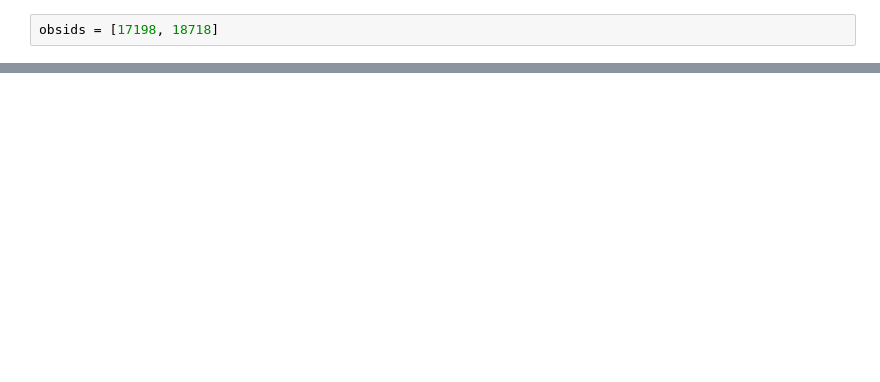
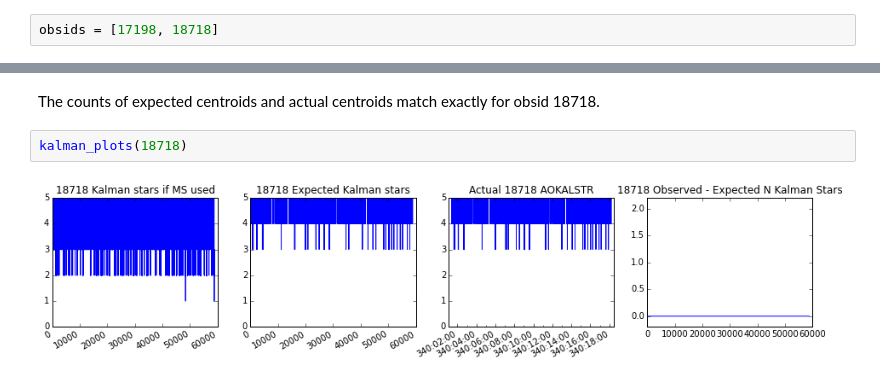
Before and after one commit to sot/aca_status_flags, a Jupyter notebook: ms_disable_in_guide_review.ipynb, the cells around one changed output, grey strips where cells are left out. Cells and saved outputs as stored; diff of their text form; blank space fills up the shorter version.

```diff
--- a/ms_disable_in_guide_review.ipynb
+++ b/ms_disable_in_guide_review.ipynb
@@ -20,0 +151,6 @@ obsids = [17198, 18718]
+# %% [markdown]
+The counts of expected centroids and actual centroids match exactly for obsid 18718.
+# %%
+kalman_plots(18718)
+# %% [output]
+[figure, added]
```
Also changed, not shown: parts of 30 cells of this notebook.
